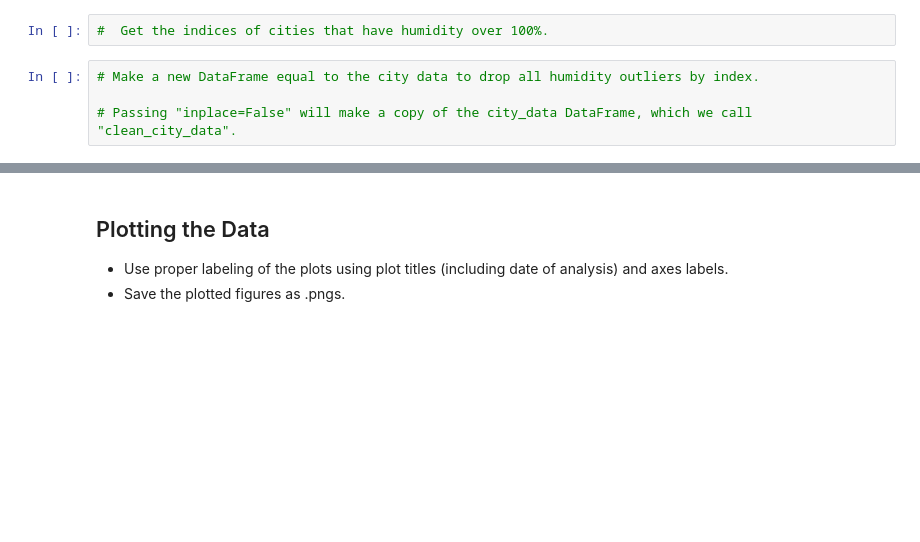
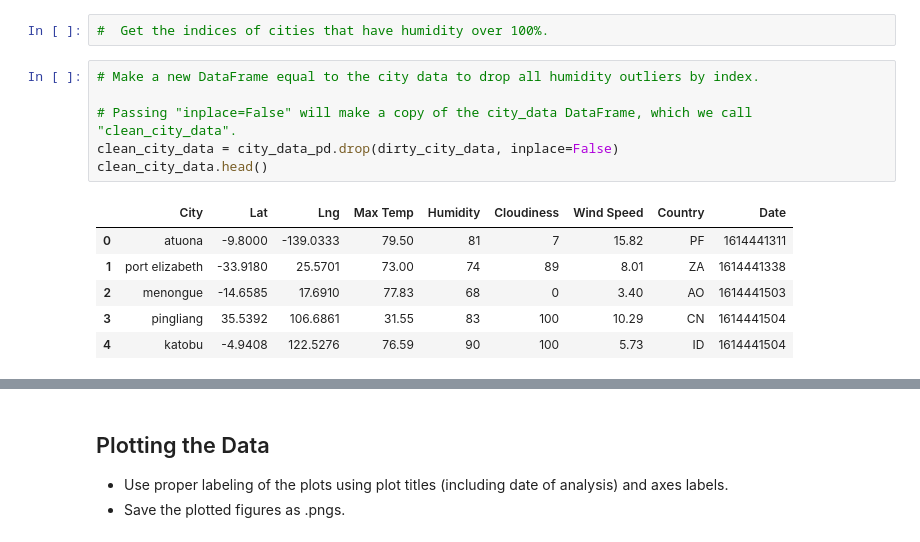
Before and after one commit to jdean92/python-api-challeng, a Jupyter notebook: starter_code/WeatherPy.ipynb, the cells around one changed output, grey strips where cells are left out. Saved outputs shown, nothing was run; the diff lists cells and outputs as text; blank space fills up the shorter version.

```diff
--- a/starter_code/WeatherPy.ipynb
+++ b/starter_code/WeatherPy.ipynb
@@ -153,4 +184,13 @@ Skip this step if there are no cities that have humidity > 100%.
 # %%
 # Make a new DataFrame equal to the city data to drop all humidity outliers by index.
 
 # Passing "inplace=False" will make a copy of the city_data DataFrame, which we call "clean_city_data".
+clean_city_data = city_data_pd.drop(dirty_city_data, inplace=False)
+clean_city_data.head()
+# %% [output]
+|  | City | Lat | Lng | Max Temp | Humidity | Cloudiness | Wind Speed | Country | Date |
+| 0 | atuona | -9.8000 | -139.0333 | 79.50 | 81 | 7 | 15.82 | PF | 1614441311 |
+| 1 | port elizabeth | -33.9180 | 25.5701 | 73.00 | 74 | 89 | 8.01 | ZA | 1614441338 |
+| 2 | menongue | -14.6585 | 17.6910 | 77.83 | 68 | 0 | 3.40 | AO | 1614441503 |
+| 3 | pingliang | 35.5392 | 106.6861 | 31.55 | 83 | 100 | 10.29 | CN | 1614441504 |
+| 4 | katobu | -4.9408 | 122.5276 | 76.59 | 90 | 100 | 5.73 | ID | 1614441504 |
```
Also changed, not shown: parts of 7 cells of this notebook, 2 other files.
